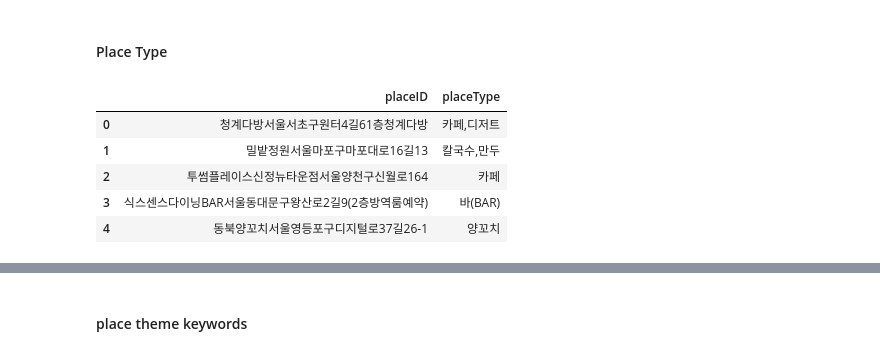
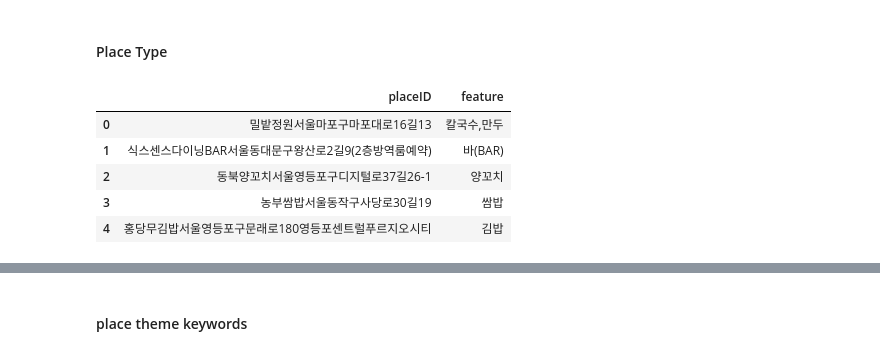
Before and after one commit to boostcampaitech3/final-project-level3-recsys-02, a Jupyter notebook: notebooks/metapath2vec.ipynb, the cells around one changed output, grey strips where cells are left out. Saved outputs shown, nothing was run; the diff lists cells and outputs as text; code cells hidden in the pictures.

```diff
--- a/notebooks/metapath2vec.ipynb
+++ b/notebooks/metapath2vec.ipynb
@@ -19,3 +16,10 @@ raw_df = pd.read_json(data_path + 'placeInfo.json')
+# %%
+data_dir = '/opt/ml/final/data'
+food_path = os.path.join(data_dir, 'food.csv')
+USE_COLS = ['placeName', 'placeType', 'placeAddress', 'themeKeywords','like']
+raw_df = pd.read_csv(food_path, usecols=USE_COLS)
+raw_df = raw_df[~raw_df.placeType.str.contains('성급')].reset_index().copy()
+# raw_df = pd.read_json(data_path + 'placeInfo.json')
 # %%
 raw_df['placeID'] = raw_df.apply(lambda x : x['placeName'] + x['placeAddress'], axis = 1)
 raw_df['placeID'] = raw_df['placeID'].apply(lambda x : x.replace(" ", ""))
@@ -23,14 +27,15 @@ raw_df['placeID'] = raw_df['placeID'].apply(lambda x : x.replace(" ", ""))
 #### Place Type
 # %%
 p_df = raw_df[['placeID', 'placeType']]
+p_df.columns = ['placeID', 'feature']
 p_df.head()
 # %% [output]
-|  | placeID | placeType |
-| 0 | 청계다방서울서초구원터4길61층청계다방 | 카페,디저트 |
-| 1 | 밀밭정원서울마포구마포대로16길13 | 칼국수,만두 |
-| 2 | 투썸플레이스신정뉴타운점서울양천구신월로164 | 카페 |
-| 3 | 식스센스다이닝BAR서울동대문구왕산로2길9(2층방역룸예약) | 바(BAR) |
-| 4 | 동북양꼬치서울영등포구디지털로37길26-1 | 양꼬치 |
+|  | placeID | feature |
+| 0 | 밀밭정원서울마포구마포대로16길13 | 칼국수,만두 |
+| 1 | 식스센스다이닝BAR서울동대문구왕산로2길9(2층방역룸예약) | 바(BAR) |
+| 2 | 동북양꼬치서울영등포구디지털로37길26-1 | 양꼬치 |
+| 3 | 농부쌈밥서울동작구사당로30길19 | 쌈밥 |
+| 4 | 홍당무김밥서울영등포구문래로180영등포센트럴푸르지오시티 | 김밥 |
 # %%
 def remap_id(id_lst) :
     id_lst.sort()
```
Also changed, not shown: parts of 31 cells of this notebook.
